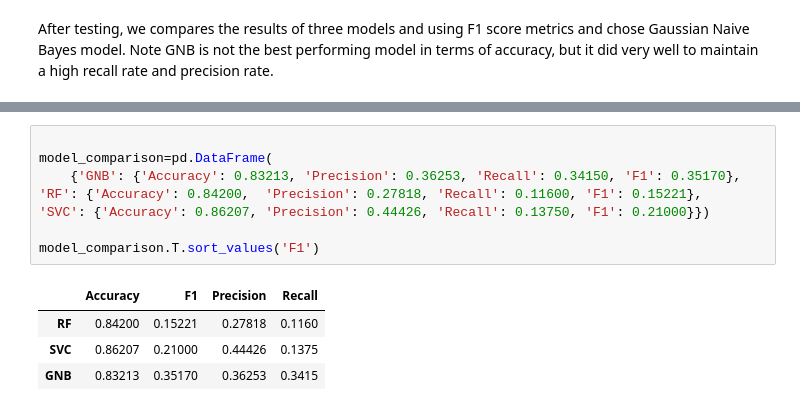
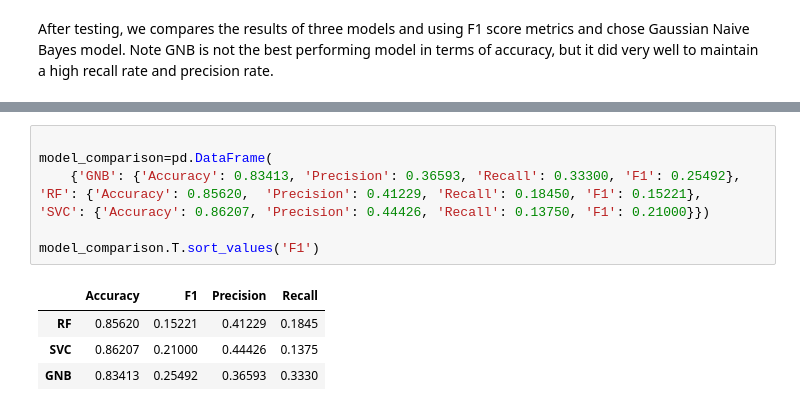
Before and after one commit to saraheshuang/Enron_email_Detection, a Jupyter notebook: Enron_Email_Final_Project-Document.ipynb, the cells around one changed output, grey strips where cells are left out. Saved outputs shown, nothing was run; the diff lists cells and outputs as text.

```diff
--- a/Enron_Email_Final_Project-Document.ipynb
+++ b/Enron_Email_Final_Project-Document.ipynb
@@ -596,13 +613,13 @@ Pipeline(steps=[('pre_pro', Imputer(axis=0, copy=True, missing_values='NaN', str
 # %%
 
 model_comparison=pd.DataFrame(
-    {'GNB': {'Accuracy': 0.83213, 'Precision': 0.36253, 'Recall': 0.34150, 'F1': 0.35170},
-'RF': {'Accuracy': 0.84200,  'Precision': 0.27818, 'Recall': 0.11600, 'F1': 0.15221},
+    {'GNB': {'Accuracy': 0.83413, 'Precision': 0.36593, 'Recall': 0.33300, 'F1': 0.25492},
+'RF': {'Accuracy': 0.85620,  'Precision': 0.41229, 'Recall': 0.18450, 'F1': 0.15221},
 'SVC': {'Accuracy': 0.86207, 'Precision': 0.44426, 'Recall': 0.13750, 'F1': 0.21000}})
 
 model_comparison.T.sort_values('F1')
 # %% [output]
 |  | Accuracy | F1 | Precision | Recall |
-| RF | 0.84200 | 0.15221 | 0.27818 | 0.1160 |
+| RF | 0.85620 | 0.15221 | 0.41229 | 0.1845 |
 | SVC | 0.86207 | 0.21000 | 0.44426 | 0.1375 |
-| GNB | 0.83213 | 0.35170 | 0.36253 | 0.3415 |
+| GNB | 0.83413 | 0.25492 | 0.36593 | 0.3330 |
```
Also changed, not shown: parts of 16 cells of this notebook.
